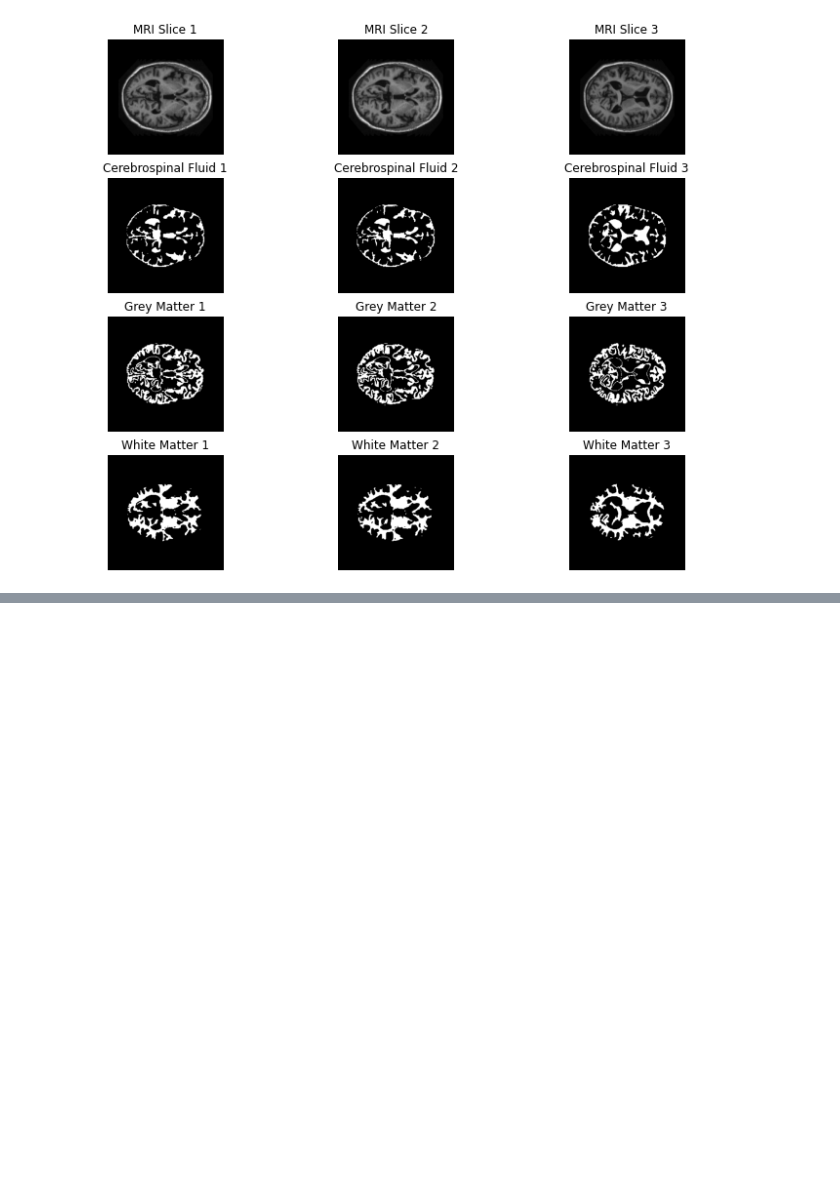
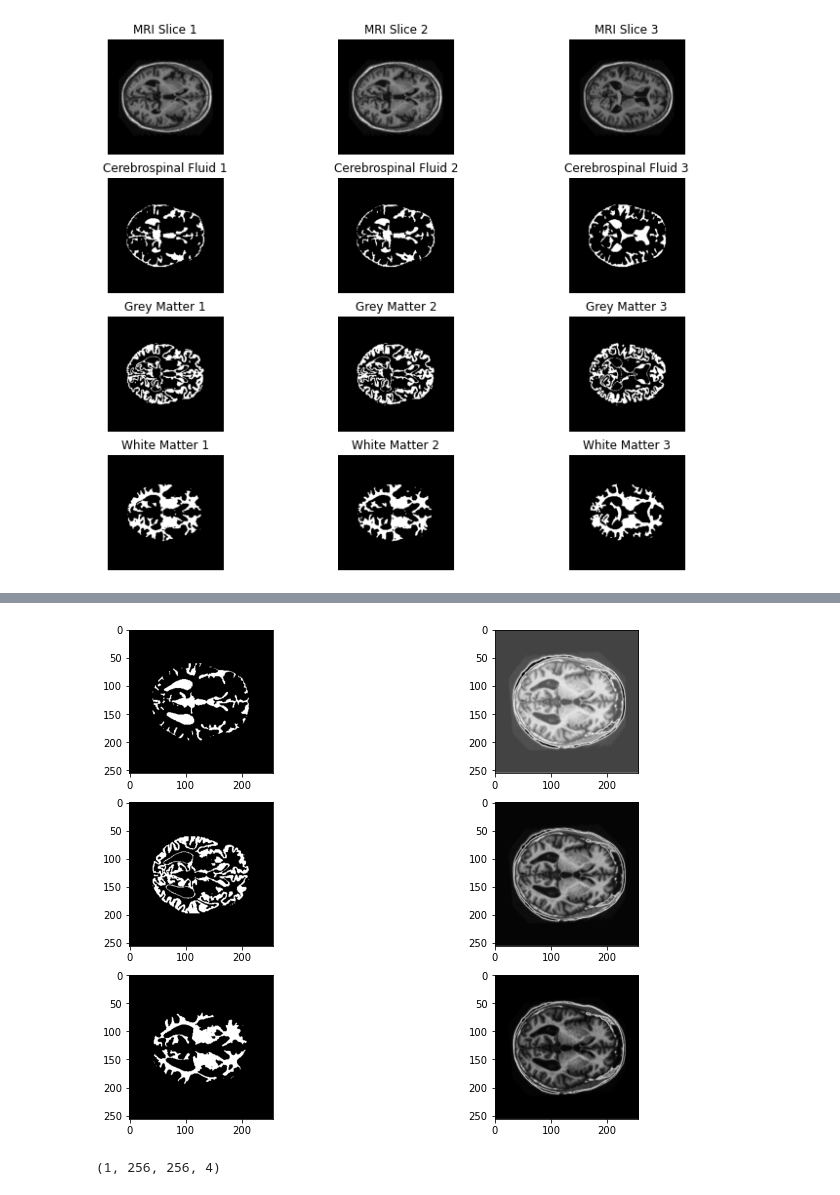
Before and after one commit to sambethune/pattern_analysis, a Jupyter notebook: demo_sheet_2/OASIS.ipynb, the cells around one changed output, grey strips where cells are left out. Drawn from its saved outputs; the diff is of its cells as text; code cells hidden in the pictures; blank space fills up the shorter version.

```diff
--- a/demo_sheet_2/OASIS.ipynb
+++ b/demo_sheet_2/OASIS.ipynb
@@ -149,0 +146,31 @@ TensorShape([4, 1])
+# %%
+test_x, test_y_ground = next(iter(data_dict['validate'].batch(1)))
+
+test_y_ground = tf.reshape(test_y_ground, [256, 256, 4])
+
+test_y_predict = model.predict(test_x)
+test_y_predict = tf.reshape(test_y_predict, [256, 256, 4])
+
+fig, ax = plt.subplots(nrows=3, ncols=2, figsize=(12, 9))
+labels = ['Cerebrospinal Fluid ', 'Grey Matter ', 'White Matter ']
+
+for i in range(3):
+    ax[i][0].imshow(test_y_ground[:, :, i+1], cmap='gray')
+    ax[i][1].imshow(test_y_predict[:, :, i+1], cmap='gray')
+
+# for i, j in myzip(range(1), range(1, 4)):
+#     ax[0][i].imshow(test_x[i], cmap='gray')
+#     ax[0][i].axis('off')
+#     ax[0][i].set_title('MRI Slice ' + str(i+1))
+
+#     ax[j][i].imshow(test_y_ground[i, :, :, j], cmap='gray')
+#     ax[j][i].axis('off')
+#     ax[j][i].set_title(labels[j-1] + str(i+1))
+
+plt.show()
+# %% [output]
+[figure, added]
+# %%
+test_y_predict.shape
+# %% [output]
+(1, 256, 256, 4)
```
Also changed, not shown: parts of 5 cells of this notebook.
